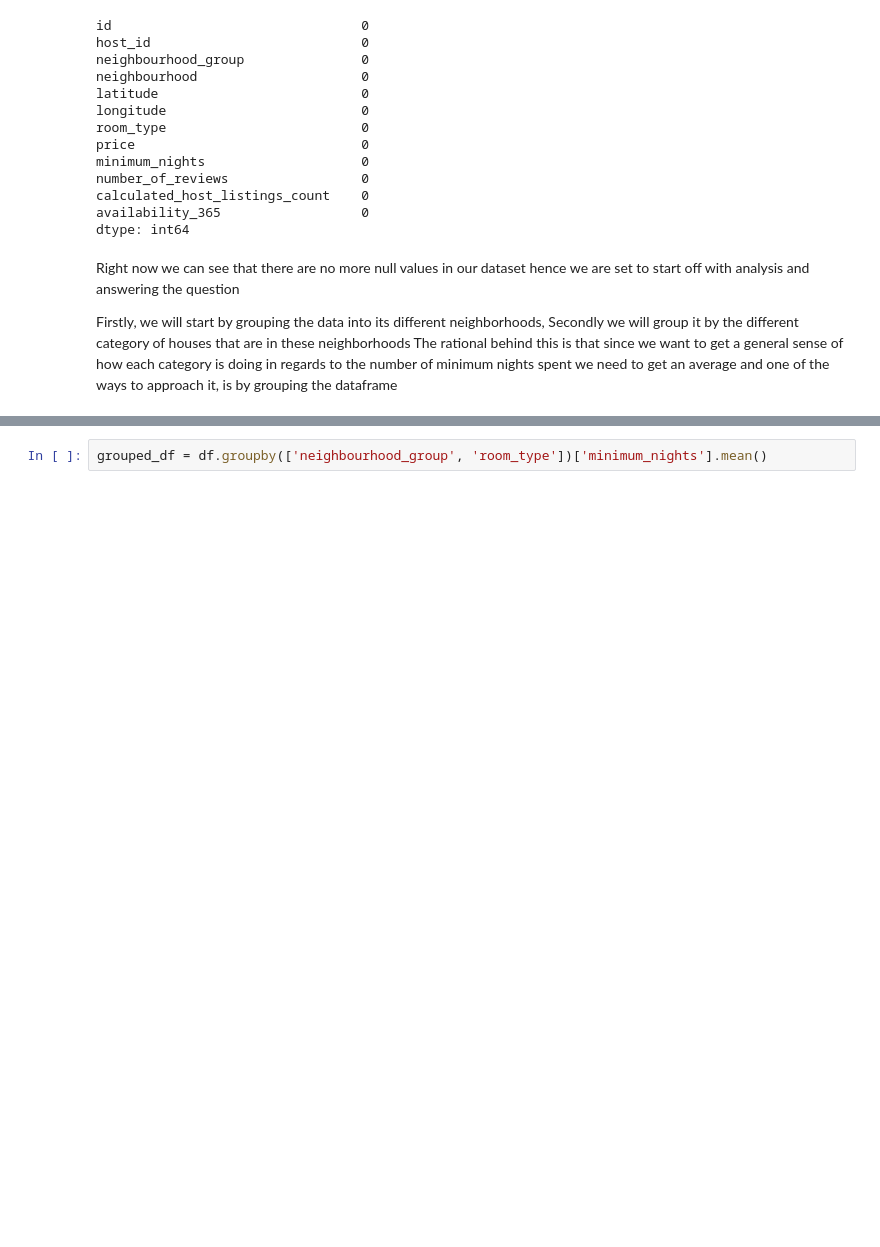
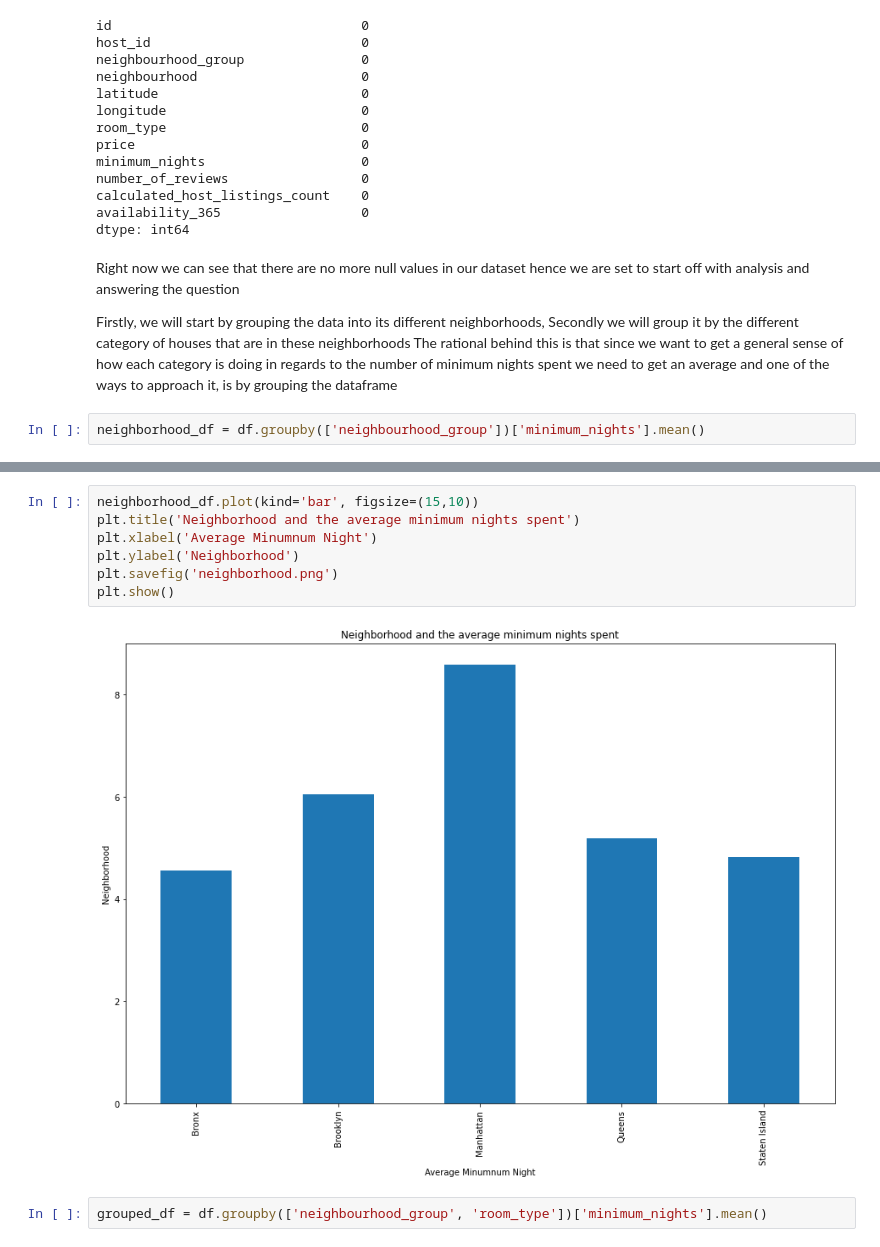
Before and after one commit to Roland-coder/Hamoye-Internship, a Jupyter notebook: Hence Answering a question with data.ipynb, the cells around one changed output, grey strips where cells are left out. Cells and saved outputs as stored; diff of their text form; blank space fills up the shorter version.

```diff
--- a/Hence Answering a question with data.ipynb
+++ b/Hence Answering a question with data.ipynb
@@ -163,3 +163,5 @@ Right now we can see that there are no more null values in our dataset hence we
 Firstly, we will start by grouping the data into its different neighborhoods,
 Secondly we will group it by the different category of houses that are in these neighborhoods
 The rational behind this is that since we want to get a general sense of how each category is doing in regards to the number of minimum nights spent we need to get an average and one of the ways to approach it, is by grouping the dataframe
+# %%
+neighborhood_df = df.groupby(['neighbourhood_group'])['minimum_nights'].mean()
@@ -166,3 +178,12 @@ The rational behind this is that since we want to get a general sense of how eac
+# %%
+neighborhood_df.plot(kind='bar', figsize=(15,10))
+plt.title('Neighborhood and the average minimum nights spent')
+plt.xlabel('Average Minumnum Night')
+plt.ylabel('Neighborhood')
+plt.savefig('neighborhood.png')
+plt.show()
+# %% [output]
+[figure, added]
 # %%
 grouped_df = df.groupby(['neighbourhood_group', 'room_type'])['minimum_nights'].mean()
 # %%
```
Also changed, not shown: parts of 5 cells of this notebook.
